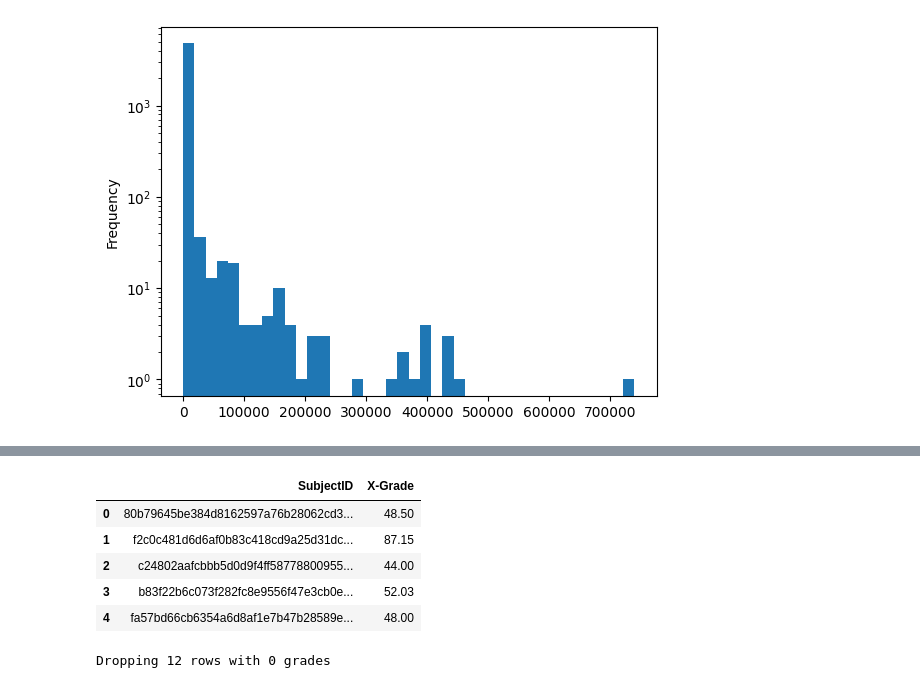
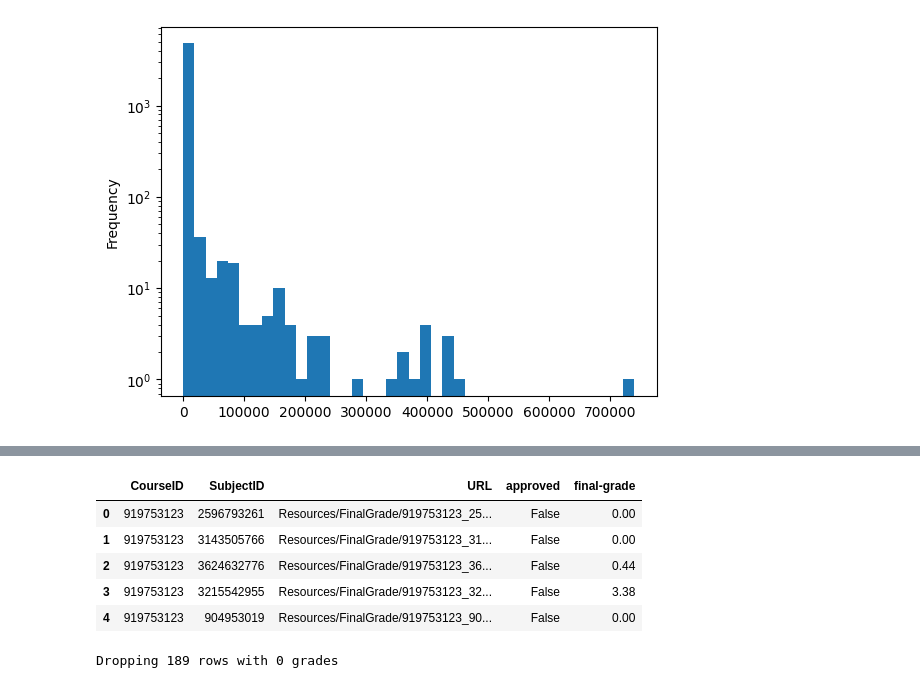
Before and after one commit to CSSPLICE/ProgSnapToolkit, a Jupyter notebook: test_anaytics.ipynb, the cells around one changed output, grey strips where cells are left out. Drawn from its saved outputs; the diff is of its cells as text; code cells hidden in the pictures.

```diff
--- a/test_anaytics.ipynb
+++ b/test_anaytics.ipynb
@@ -20,6 +20,7 @@ The autoreload extension is already loaded. To reload it, use:
 from analytics.preprocessors.edwards import TimeStampToDateTimePreprocessor
 from analytics.preprocessors.codebench import YAMLLinkURLPreprocessor
 from analytics.ps2_dataset import SortPreprocessor
+from spec.enums import EventType
 
 config_path = None
 problem_id_col = None
@@ -28,6 +29,9 @@ idle_gap = None
 break_gap = None
 proprocessing_steps = []
 link_preprocessing_steps = []
+submit_event = EventType.Submit
+grades_link_table = "Subject"
+grades_col = None
 
 edwards2021_config = {
     "config_path": "sample_data_configs/edwards2021.yaml",
@@ -50,6 +54,7 @@ cwo_s19_config = {
     "proprocessing_steps": [
         SortPreprocessor()
     ],
+    "submit_event": EventType.RunProgram,
 }
 
 cwo_f19_config = {
@@ -61,6 +66,7 @@ cwo_f19_config = {
     "proprocessing_steps": [
         SortPreprocessor()
     ],
+    "submit_event": EventType.RunProgram,
 }
 
 codebench2024_config = {
@@ -70,12 +76,13 @@ codebench2024_config = {
     "idle_gap": 30,
     "break_gap": 3 * 60,
     "link_preprocessing_steps": [YAMLLinkURLPreprocessor(True)],
-
+    "grades_link_table": "CourseSubject",
+    "grades_col": "final-grade",
 }
 
-# config = codebench2024_config
+config = codebench2024_config
 # config = cwo_s19_config
-config = cwo_f19_config
+# config = cwo_f19_config
 locals().update(config)
 # %%
 from database.config import PS2DataConfig
@@ -375,21 +403,20 @@ subject_feautres_z.head()
 5 rows × 33 columns
 # %%
-grades = dataset.get_link_table("Subject")
+grades = dataset.get_link_table(grades_link_table)
 grades.head()
 # %% [output]
-|  | SubjectID | X-Grade |
-| 0 | 80b79645be384d8162597a76b28062cd3... | 48.50 |
-| 1 | f2c0c481d6d6af0b83c418cd9a25d31dc... | 87.15 |
-| 2 | c24802aafcbbb5d0d9f4ff58778800955... | 44.00 |
-| 3 | b83f22b6c073f282fc8e9556f47e3cb0e... | 52.03 |
-| 4 | fa57bd66cb6354a6d8af1e7b47b28589e... | 48.00 |
+|  | CourseID | SubjectID | URL | approved | final-grade |
+| 0 | 919753123 | 2596793261 | Resources/FinalGrade/919753123_25... | False | 0.00 |
+| 1 | 919753123 | 3143505766 | Resources/FinalGrade/919753123_31... | False | 0.00 |
+| 2 | 919753123 | 3624632776 | Resources/FinalGrade/919753123_36... | False | 0.44 |
+| 3 | 919753123 | 3215542955 | Resources/FinalGrade/919753123_32... | False | 3.38 |
+| 4 | 919753123 | 904953019 | Resources/FinalGrade/919753123_90... | False | 0.00 |
 # %%
-grade_col = "X-Grade"
-grades.rename(columns={grade_col: "Grade"}, inplace=True)
+grades.rename(columns={grades_col: "Grade"}, inplace=True)
 
 # CWO only: drop 0 grades
 print(f"Dropping {grades[grades['Grade'] <= 0].shape[0]} rows with 0 grades")
 grades = grades[grades["Grade"] > 0]
 # %% [output]
-Dropping 12 rows with 0 grades
+Dropping 189 rows with 0 grades
 # %%
```
Also changed, not shown: parts of 23 cells of this notebook, 4 other files.
